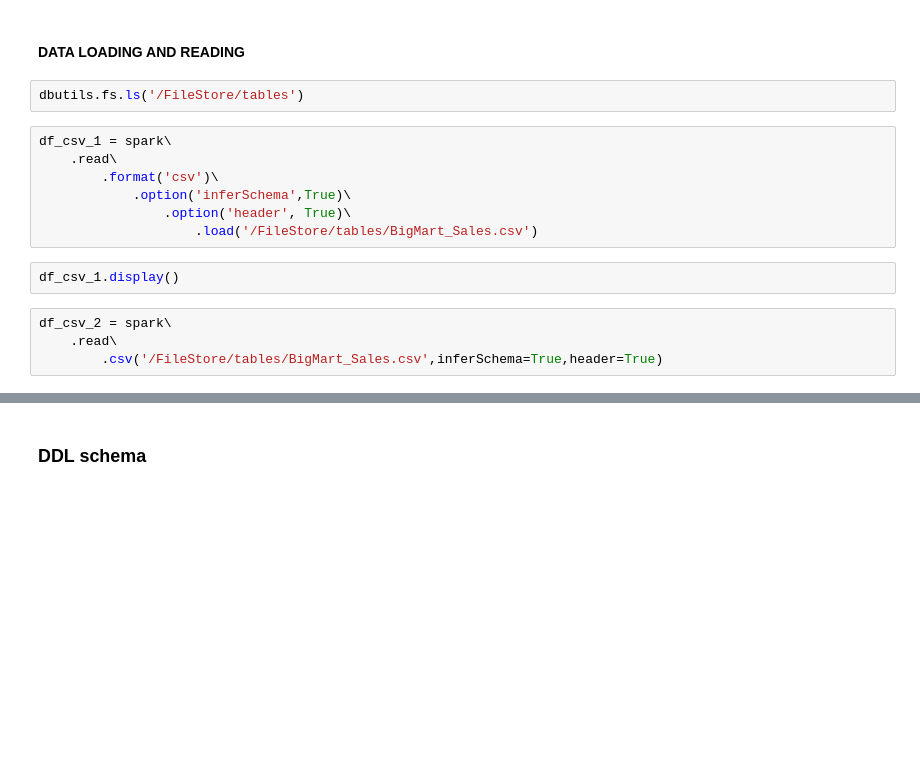
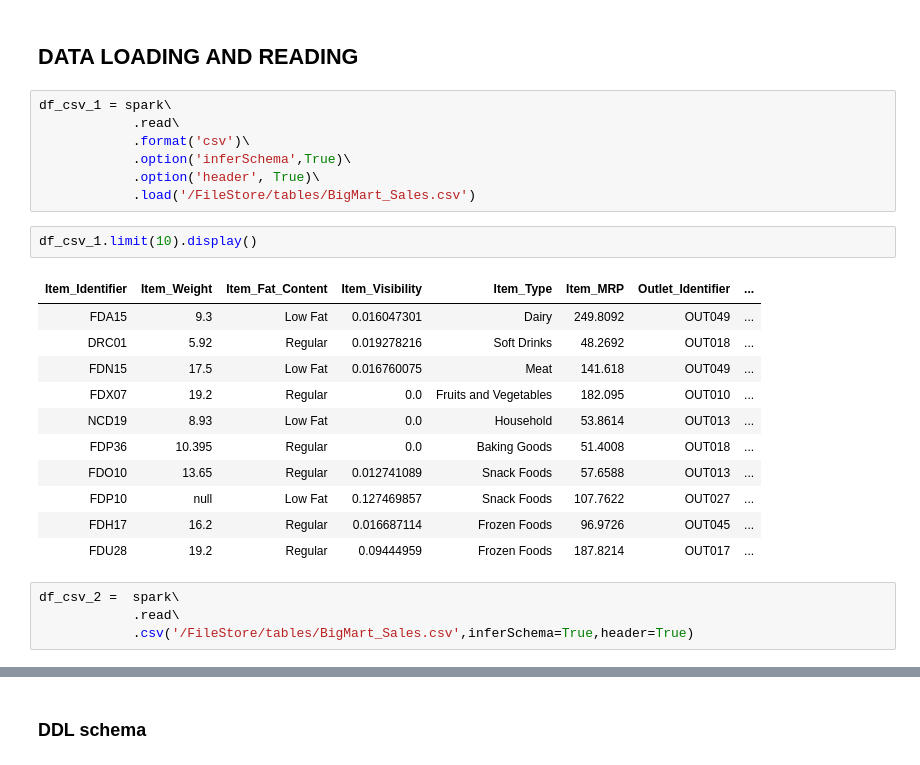
Before and after one commit to lahusawant/Documents, a Jupyter notebook: 01_Tutorial.ipynb, the cells around one changed output, grey strips where cells are left out. Drawn from its saved outputs; the diff is of its cells as text; blank space fills up the shorter version.

```diff
--- a/01_Tutorial.ipynb
+++ b/01_Tutorial.ipynb
@@ -1,18 +1,28 @@
 # %% [markdown]
-#### DATA LOADING AND READING
+## DATA LOADING AND READING
-# %%
-dbutils.fs.ls('/FileStore/tables')
 # %%
 df_csv_1 = spark\
-    .read\
-        .format('csv')\
+            .read\
+            .format('csv')\
             .option('inferSchema',True)\
-                .option('header', True)\
-                    .load('/FileStore/tables/BigMart_Sales.csv')
+            .option('header', True)\
+            .load('/FileStore/tables/BigMart_Sales.csv')
 # %%
-df_csv_1.display()
+df_csv_1.limit(10).display()
+# %% [output]
+| Item_Identifier | Item_Weight | Item_Fat_Content | Item_Visibility | Item_Type | Item_MRP | Outlet_Identifier | ... |
+| FDA15 | 9.3 | Low Fat | 0.016047301 | Dairy | 249.8092 | OUT049 | ... |
+| DRC01 | 5.92 | Regular | 0.019278216 | Soft Drinks | 48.2692 | OUT018 | ... |
+| FDN15 | 17.5 | Low Fat | 0.016760075 | Meat | 141.618 | OUT049 | ... |
+| FDX07 | 19.2 | Regular | 0.0 | Fruits and Vegetables | 182.095 | OUT010 | ... |
+| NCD19 | 8.93 | Low Fat | 0.0 | Household | 53.8614 | OUT013 | ... |
+| FDP36 | 10.395 | Regular | 0.0 | Baking Goods | 51.4008 | OUT018 | ... |
+| FDO10 | 13.65 | Regular | 0.012741089 | Snack Foods | 57.6588 | OUT013 | ... |
+| FDP10 | null | Low Fat | 0.127469857 | Snack Foods | 107.7622 | OUT027 | ... |
+| FDH17 | 16.2 | Regular | 0.016687114 | Frozen Foods | 96.9726 | OUT045 | ... |
+| FDU28 | 19.2 | Regular | 0.09444959 | Frozen Foods | 187.8214 | OUT017 | ... |
 # %%
-df_csv_2 = spark\
-    .read\
-        .csv('/FileStore/tables/BigMart_Sales.csv',inferSchema=True,header=True)
+df_csv_2 =  spark\
+            .read\
+            .csv('/FileStore/tables/BigMart_Sales.csv',inferSchema=True,header=True)
 # %%
```
Also changed, not shown: parts of 52 cells of this notebook.
